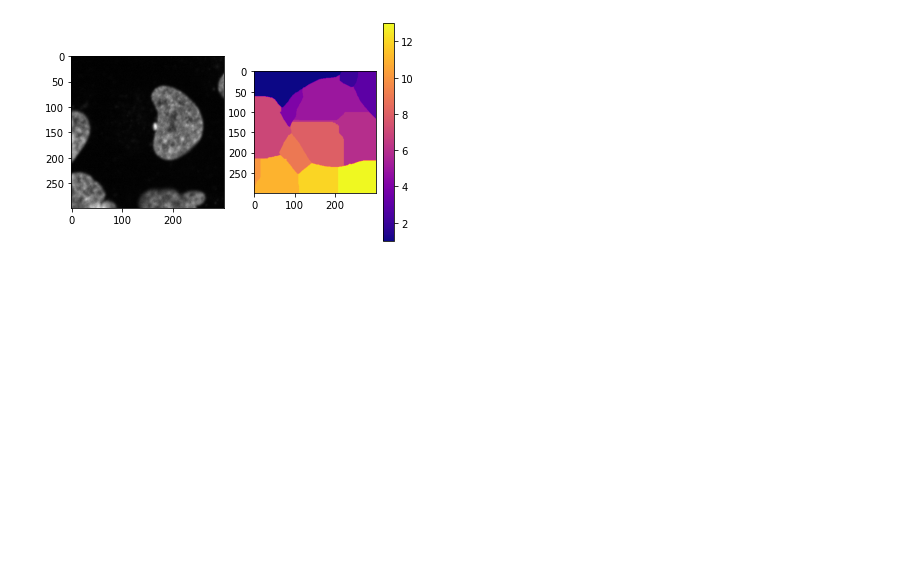
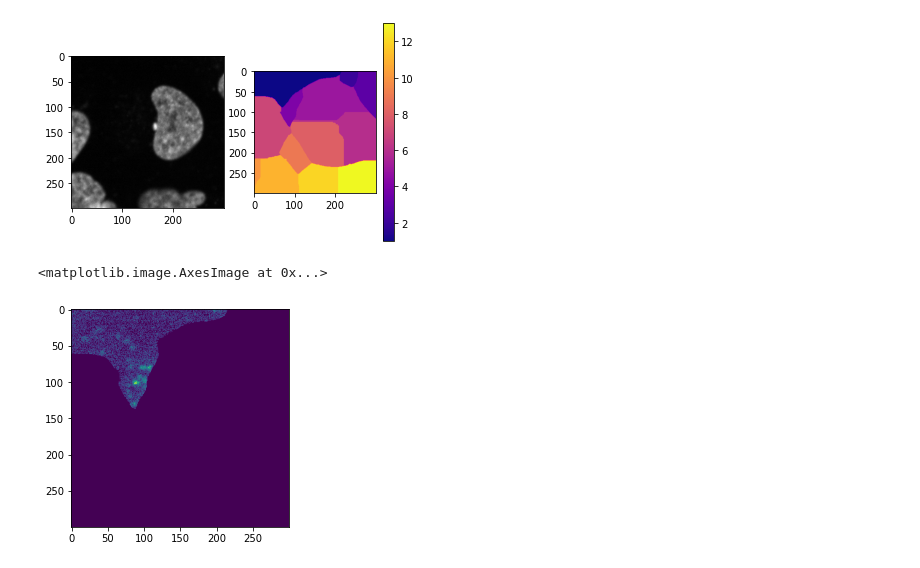
Before and after one commit to Jacob-Relle/MIP-Projekt, a Jupyter notebook: MultiNucleiTest.ipynb, the cells around one changed output. Drawn from its saved outputs; the diff is of its cells as text; code cells hidden in the pictures; blank space fills up the shorter version.

```diff
--- a/MultiNucleiTest.ipynb
+++ b/MultiNucleiTest.ipynb
@@ -29 +29,6 @@ ListOfCoords = create_images(image, Omega, Z)
+# %%
+plt.imshow(ListOfImages[1])
+# %% [output]
+<matplotlib.image.AxesImage at 0x...>
+[figure, added]
 # %%
```
Also changed, not shown: parts of 6 cells of this notebook, 3 other files.
